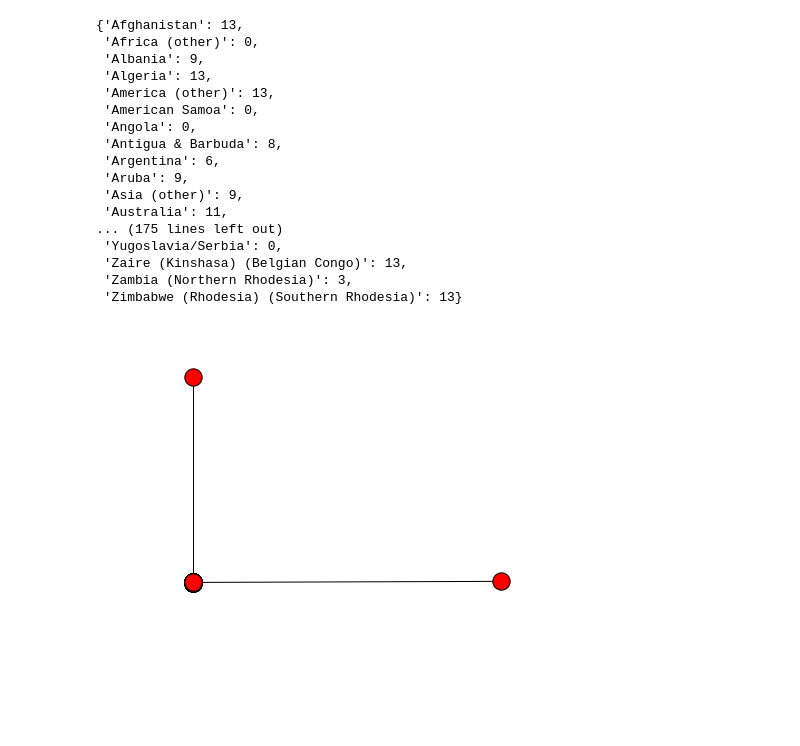
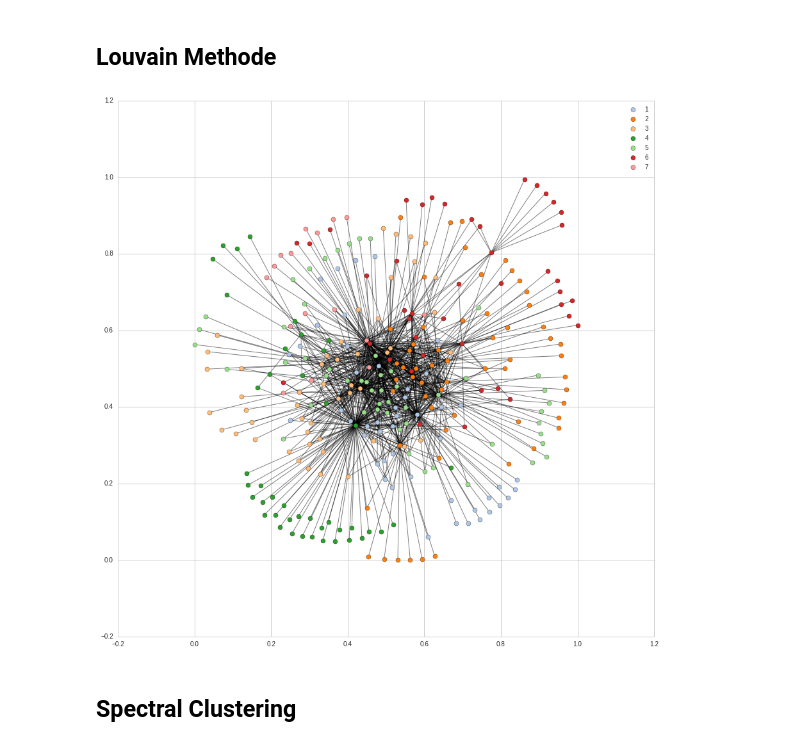
Before and after one commit to mydu/bilateral-vis, a Jupyter notebook: data-processing.ipynb, the cells around one changed output. Drawn from its saved outputs; the diff is of its cells as text; code cells hidden in the pictures; blank space fills up the shorter version.

Commit message:
louvain finished

```diff
--- a/data-processing.ipynb
+++ b/data-processing.ipynb
@@ -1,7 +1,9 @@
 # %%
 import pandas as pd
 import numpy as np
-from GTC_function import *
+
 import networkx as nx
 from matplotlib import pyplot as plt
 %matplotlib inline
+import seaborn as sns
+sns.set_style('whitegrid')
@@ -8,2 +72,2 @@ from matplotlib import pyplot as plt
 # %%
-GT1920 = Graph_GT(year = 1990)
+GT1920 = Graph_GT(year = 1900)
@@ -24,24 +76,39 @@ class_dict = spectral_clustering(dim_spec = 2, n_cluster = 14, graph = gra)
-# %%
-class_dict
-# %% [output]
-{'Afghanistan': 13,
- 'Africa (other)': 0,
- 'Albania': 9,
- 'Algeria': 13,
- 'America (other)': 13,
- 'American Samoa': 0,
- 'Angola': 0,
- 'Antigua & Barbuda': 8,
- 'Argentina': 6,
- 'Aruba': 9,
- 'Asia (other)': 9,
- 'Australia': 11,
-... (175 lines left out)
- 'Yugoslavia/Serbia': 0,
- 'Zaire (Kinshasa) (Belgian Congo)': 13,
- 'Zambia (Northern Rhodesia)': 3,
- 'Zimbabwe (Rhodesia) (Southern Rhodesia)': 13}
-# %%
-nx.draw_spectral(gra)
-# %% [output]
-[figure, removed]
+# %% [markdown]
+## Louvain Methode
+# %%
+import community_louvain
+
+plt.figure(figsize = [15,15])
+#better with karate_graph() as defined in networkx example.
+#erdos renyi don't have true community structure
+G = gra
+
+#first compute the best partition
+partition = community_louvain.best_partition(G)
+
+#drawing
+size = float(len(set(partition.values())))
+pos = nx.fruchterman_reingold_layout(G)
+#pos = nx.spring_layout(G)
+count = 0
+
+
+colors = ['#1f77b4','#aec7e8','#ff7f0e','#ffbb78','#2ca02c','#98df8a','#d62728'\
+          ,'#ff9896','#9467bd','#c5b0d5','#8c564b','#c49c94','#e377c2','#f7b6d2'\
+          '#7f7f7f','#c7c7c7','#bcbd22','#dbdb8d','#17becf','#9edae5']
+
+for com in set(partition.values()) :
+    count = count + 1
+    list_nodes = [nodes for nodes in partition.keys()
+                                if partition[nodes] == com]
+    nx.draw_networkx_nodes(G, pos, list_nodes, node_size = 50,
+                                node_color = colors[count],label = count)
+
+plt.legend()
+nx.draw_networkx_edges(G,pos, alpha=0.5)
+
+plt.show()
+# %% [output]
+[figure, added]
+# %% [markdown]
+## Spectral Clustering
```
Also changed, not shown: parts of 9 cells of this notebook, 1 other file.
